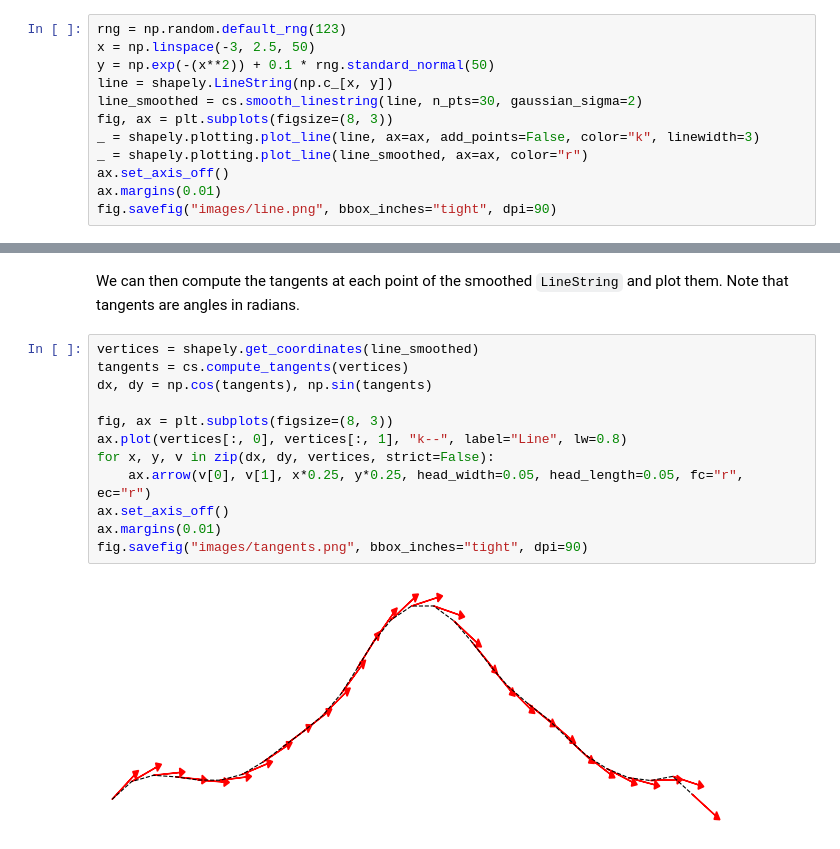
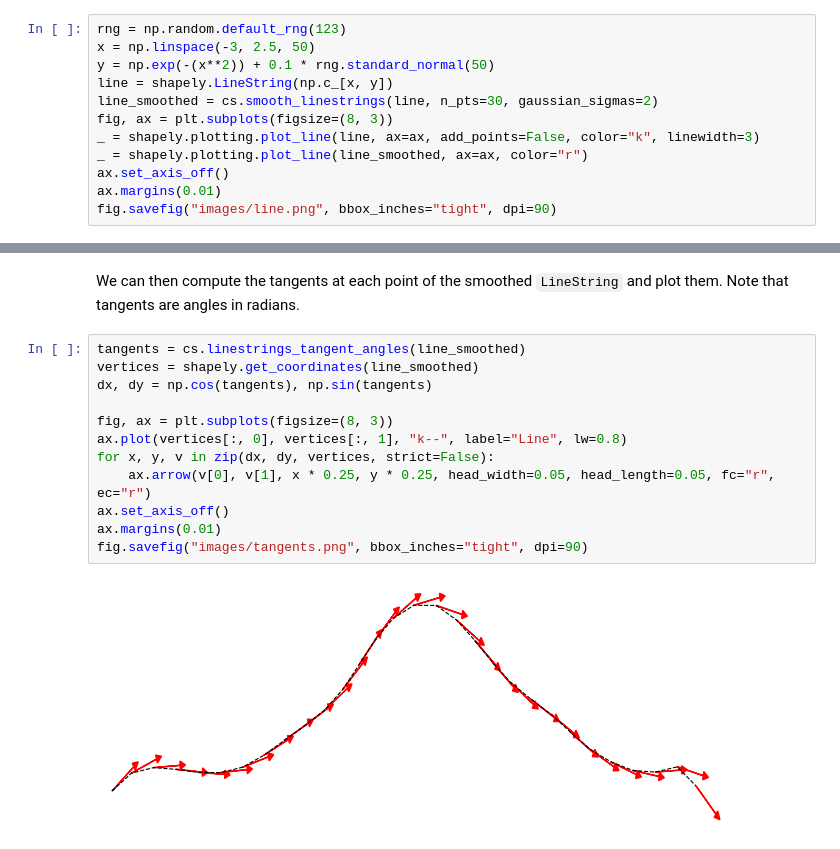
Before and after one commit to cheginit/catsmoothing, a Jupyter notebook: docs/examples/splines.ipynb, the cells around one changed output, grey strips where cells are left out. Saved outputs shown, nothing was run; the diff lists cells and outputs as text.

```diff
--- a/docs/examples/splines.ipynb
+++ b/docs/examples/splines.ipynb
@@ -67,7 +69,7 @@ rng = np.random.default_rng(123)
 x = np.linspace(-3, 2.5, 50)
 y = np.exp(-(x**2)) + 0.1 * rng.standard_normal(50)
 line = shapely.LineString(np.c_[x, y])
-line_smoothed = cs.smooth_linestring(line, n_pts=30, gaussian_sigma=2)
+line_smoothed = cs.smooth_linestrings(line, n_pts=30, gaussian_sigmas=2)
 fig, ax = plt.subplots(figsize=(8, 3))
 _ = shapely.plotting.plot_line(line, ax=ax, add_points=False, color="k", linewidth=3)
 _ = shapely.plotting.plot_line(line_smoothed, ax=ax, color="r")
@@ -79,16 +81,16 @@ fig.savefig("images/line.png", bbox_inches="tight", dpi=90)
 # %% [markdown]
 We can then compute the tangents at each point of the smoothed `LineString` and plot them. Note that tangents are angles in radians.
 # %%
+tangents = cs.linestrings_tangent_angles(line_smoothed)
 vertices = shapely.get_coordinates(line_smoothed)
-tangents = cs.compute_tangents(vertices)
 dx, dy = np.cos(tangents), np.sin(tangents)
 
 fig, ax = plt.subplots(figsize=(8, 3))
 ax.plot(vertices[:, 0], vertices[:, 1], "k--", label="Line", lw=0.8)
 for x, y, v in zip(dx, dy, vertices, strict=False):
-    ax.arrow(v[0], v[1], x*0.25, y*0.25, head_width=0.05, head_length=0.05, fc="r", ec="r")
+    ax.arrow(v[0], v[1], x * 0.25, y * 0.25, head_width=0.05, head_length=0.05, fc="r", ec="r")
 ax.set_axis_off()
 ax.margins(0.01)
 fig.savefig("images/tangents.png", bbox_inches="tight", dpi=90)
 # %% [output]
-[figure, old version]
+[figure, new version]
```
Also changed, not shown: parts of 2 cells of this notebook, 6 other files.
